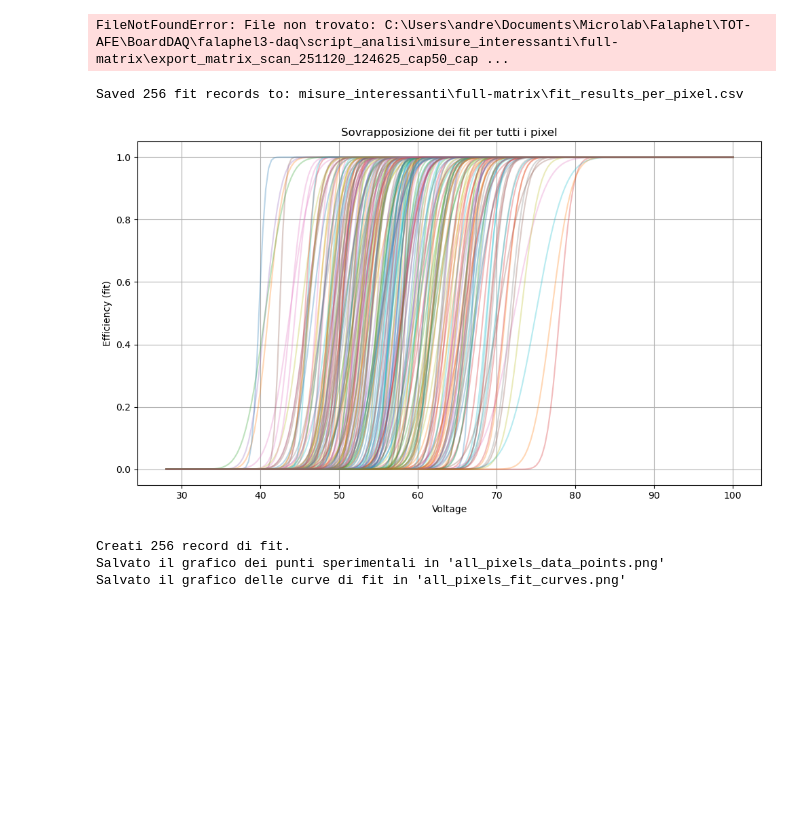
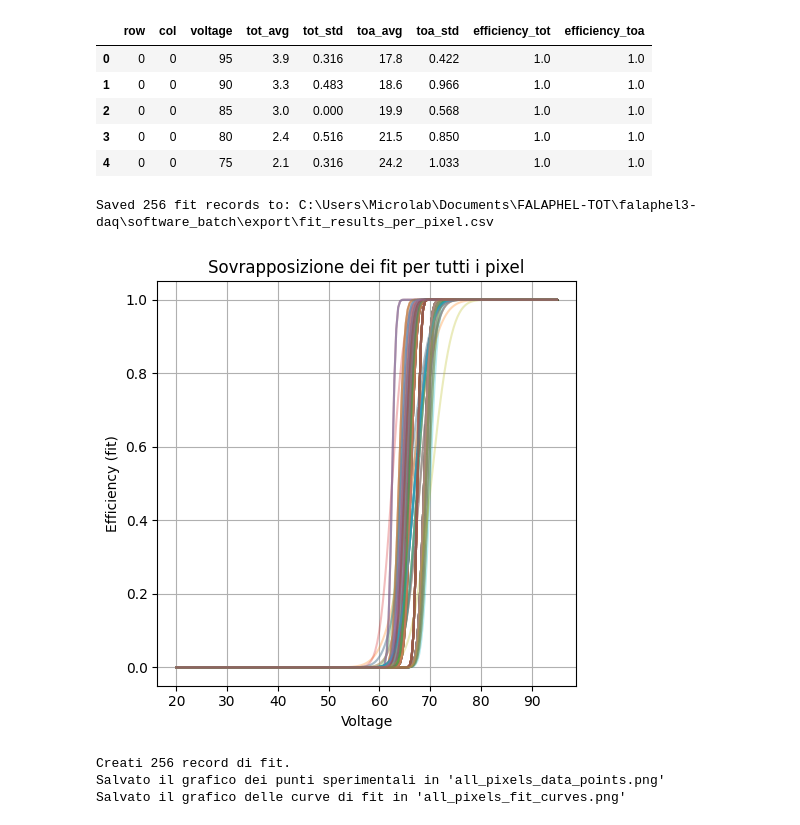
Before and after one commit to agalliani/falaphel3-daq, a Jupyter notebook: script_analisi/analisi-matrice copy 2.ipynb, the cells around one changed output. Saved outputs shown, nothing was run; the diff lists cells and outputs as text; code cells hidden in the pictures; blank space fills up the shorter version.

```diff
--- a/script_analisi/analisi-matrice copy 2.ipynb
+++ b/script_analisi/analisi-matrice copy 2.ipynb
@@ -2,7 +2,7 @@
 from pathlib import Path
 import pandas as pd
 
-path = Path("misure_interessanti") /"full-matrix" / "export_matrix_scan_251113_174925_cap50_cap_csa_load.tsv"
+path = Path("C:\\Users\\Microlab\\Documents\\FALAPHEL-TOT\\falaphel3-daq\\software_batch\\export\\export_matrix_scan_251120_153142_cap50_cap_csa_load.tsv")
 
 if not path.exists():
     raise FileNotFoundError(f"File non trovato: {path.resolve()}")
@@ -10,7 +10,12 @@ if not path.exists():
 df = pd.read_csv(path, sep="\t", encoding="utf-8", engine="python")
 df.head()
 # %% [output]
-FileNotFoundError: File non trovato: C:\Users\andre\Documents\Microlab\Falaphel\TOT-AFE\BoardDAQ\falaphel3-daq\script_analisi\misure_interessanti\full-matrix\export_matrix_scan_251120_124625_cap50_cap ...
+|  | row | col | voltage | tot_avg | tot_std | toa_avg | toa_std | efficiency_tot | efficiency_toa |
+| 0 | 0 | 0 | 95 | 3.9 | 0.316 | 17.8 | 0.422 | 1.0 | 1.0 |
+| 1 | 0 | 0 | 90 | 3.3 | 0.483 | 18.6 | 0.966 | 1.0 | 1.0 |
+| 2 | 0 | 0 | 85 | 3.0 | 0.000 | 19.9 | 0.568 | 1.0 | 1.0 |
+| 3 | 0 | 0 | 80 | 2.4 | 0.516 | 21.5 | 0.850 | 1.0 | 1.0 |
+| 4 | 0 | 0 | 75 | 2.1 | 0.316 | 24.2 | 1.033 | 1.0 | 1.0 |
 # %%
 import numpy as np
 from scipy.special import erf
@@ -72,36 +77,36 @@ for (r, c), group in df.groupby(["row", "col"]):
             ys = myERF(xs, fit_mu, fit_sigma)
             fit_curves.append((xs, ys))
 
         except Exception:
             results.append(
                 {"row": r, "col": c, "metric": col, "n_points": npts,
                  "threshold": np.nan, "dispersion": np.nan, "success": False}
             )
 
 # results dataframe
 fit_df = pd.DataFrame(results)
 fit_out_path = path.parent / "fit_results_per_pixel.csv"
 fit_df.to_csv(fit_out_path, index=False)
 print(f"Saved {len(fit_df)} fit records to: {fit_out_path}")
 
 # ===============================================
 #   PLOT: tutte le S-curve dei fit sovrapposte
 # ===============================================
-plt.figure(figsize=(10, 6))
+plt.figure(figsize=(5, 5))
 
 for xs, ys in fit_curves:
     plt.plot(xs, ys, alpha=0.3)  # alpha per trasparenza
 
 plt.title("Sovrapposizione dei fit per tutti i pixel")
 plt.xlabel("Voltage")
 plt.ylabel("Efficiency (fit)")
 plt.grid(True)
 
 plt.tight_layout()
 plt.show()
 # %% [output]
-Saved 256 fit records to: misure_interessanti\full-matrix\fit_results_per_pixel.csv
+Saved 256 fit records to: C:\Users\Microlab\Documents\FALAPHEL-TOT\falaphel3-daq\software_batch\export\fit_results_per_pixel.csv
-[figure, old version]
+[figure, new version]
 # %%
 import numpy as np
 from scipy.special import erf
```
Also changed, not shown: parts of 1 cell of this notebook, 2 other files.
